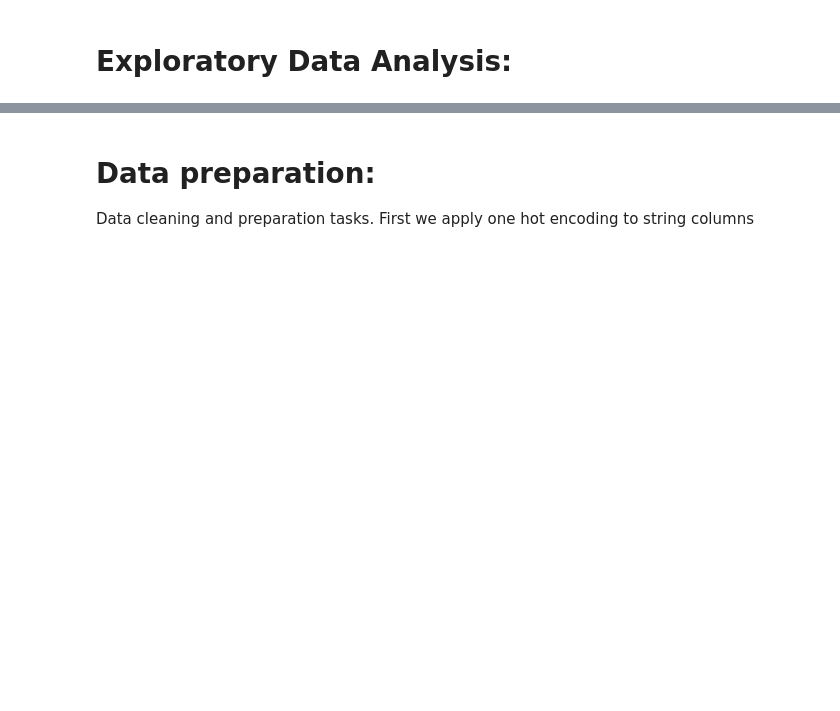
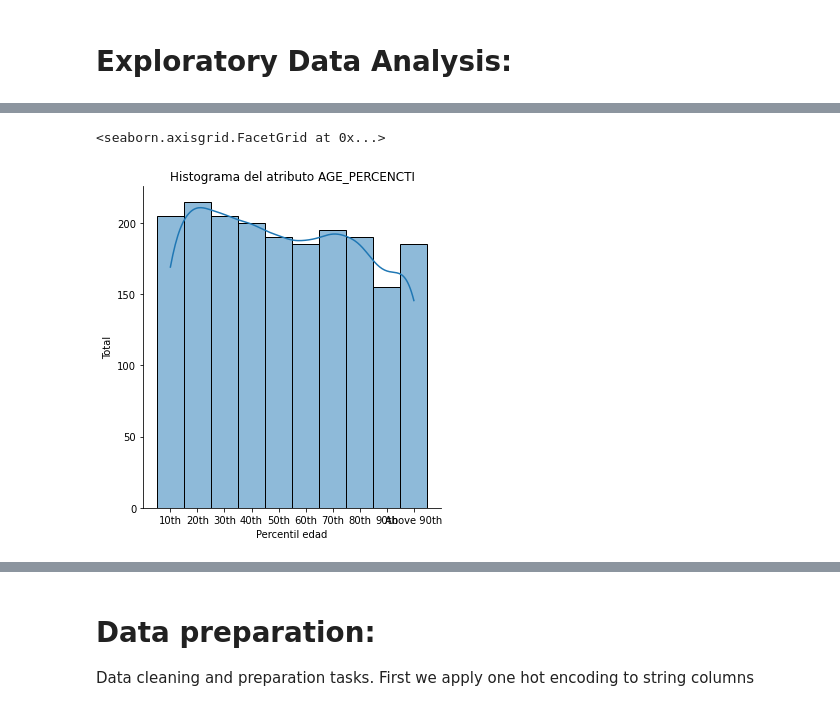
Before and after one commit to gusAGR/machine-learning-tfg, a Jupyter notebook: notebooks/Sirio_Libanes.ipynb, the cells around one changed output, grey strips where cells are left out. Saved outputs shown, nothing was run; the diff lists cells and outputs as text; code cells hidden in the pictures; blank space fills up the shorter version.

```diff
--- a/notebooks/Sirio_Libanes.ipynb
+++ b/notebooks/Sirio_Libanes.ipynb
@@ -170,0 +104,6 @@ sns.lmplot(x='OXYGEN_SATURATION_MIN', y='RESPIRATORY_RATE_MAX', hue='ICU', data=
+# %%
+ax =sns.displot(x=sorted(data['AGE_PERCENTIL']), kde=True,legend=True)
+ax.set(xlabel= 'Percentil edad', ylabel='Total', title='Histograma del atributo AGE_PERCENCTI')
+# %% [output]
+<seaborn.axisgrid.FacetGrid at 0x...>
+[figure, added]
```
Also changed, not shown: parts of 37 cells of this notebook, 2 other files.
